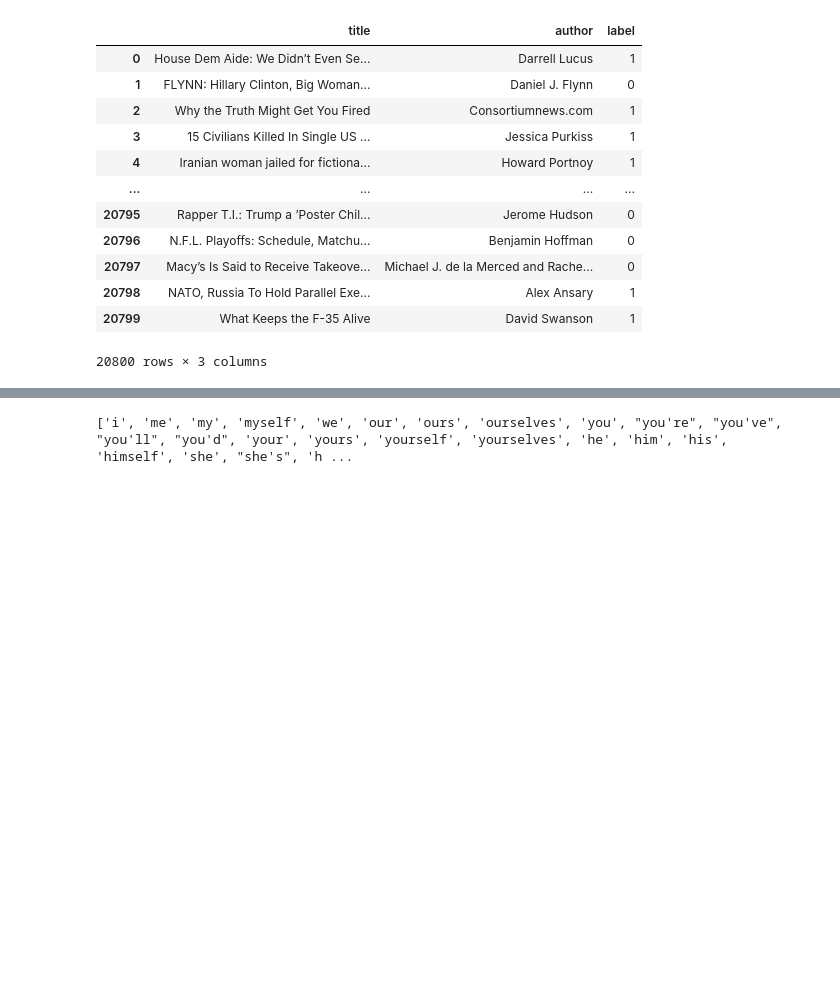
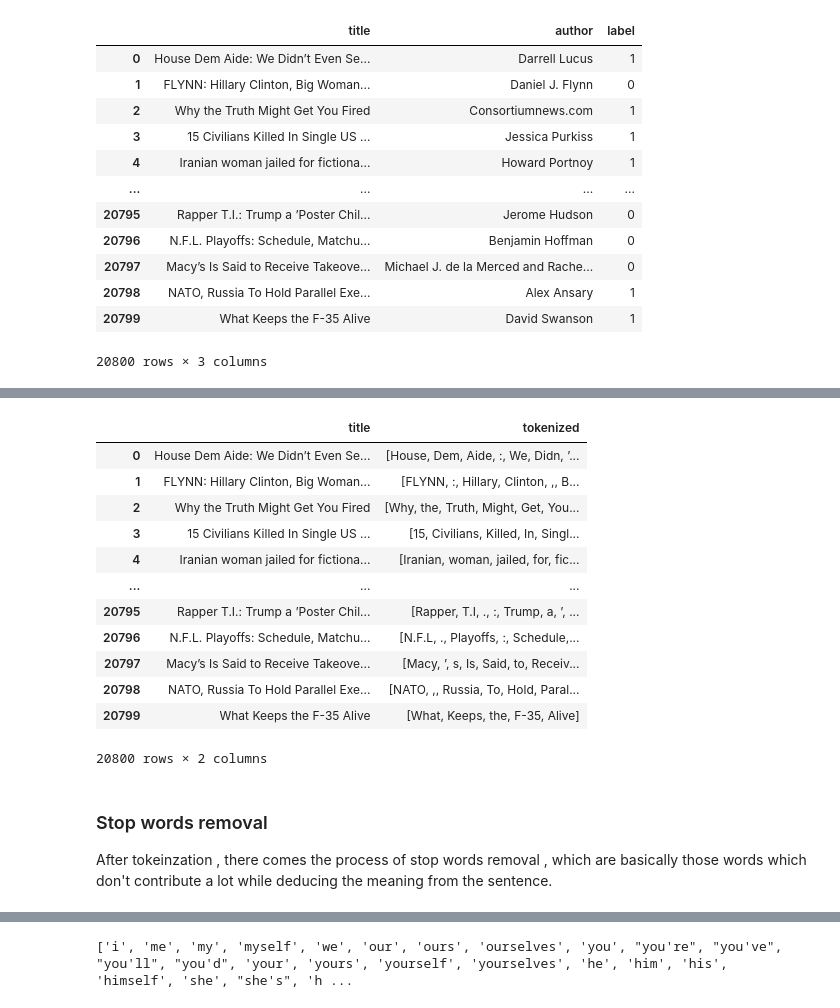
Before and after one commit to SinghYuvraj01/Fake-News-Detection, a Jupyter notebook: Code.ipynb, the cells around one changed output, grey strips where cells are left out. Saved outputs shown, nothing was run; the diff lists cells and outputs as text; code cells hidden in the pictures; blank space fills up the shorter version.

Commit message:
Tokeinzation process implemented

```diff
--- a/Code.ipynb
+++ b/Code.ipynb
@@ -157,0 +138,5 @@ Name: label, Length: 20800, dtype: int64
+# %%
+# Now we will sepearate the title column from data set for processing it
+process = data.drop(['author', 'label'], axis=1)
+
+# While using drop method , the axis represent in which direction the method will be applied 0 -> row , 1-> column
@@ -157,0 +146,18 @@ Name: label, Length: 20800, dtype: int64
+# %%
+process['tokenized'] = process.apply(lambda row: nltk.word_tokenize(row['title']), axis=1)
+# %%
+process
+# %% [output]
+|  | title | tokenized |
+| 0 | House Dem Aide: We Didn’t Even Se... | [House, Dem, Aide, :, We, Didn, ’... |
+| 1 | FLYNN: Hillary Clinton, Big Woman... | [FLYNN, :, Hillary, Clinton, ,, B... |
+| 2 | Why the Truth Might Get You Fired | [Why, the, Truth, Might, Get, You... |
+| 3 | 15 Civilians Killed In Single US ... | [15, Civilians, Killed, In, Singl... |
+| 4 | Iranian woman jailed for fictiona... | [Iranian, woman, jailed, for, fic... |
+| ... | ... | ... |
+| 20795 | Rapper T.I.: Trump a ’Poster Chil... | [Rapper, T.I, ., :, Trump, a, ’, ... |
+| 20796 | N.F.L. Playoffs: Schedule, Matchu... | [N.F.L, ., Playoffs, :, Schedule,... |
+| 20797 | Macy’s Is Said to Receive Takeove... | [Macy, ’, s, Is, Said, to, Receiv... |
+| 20798 | NATO, Russia To Hold Parallel Exe... | [NATO, ,, Russia, To, Hold, Paral... |
+| 20799 | What Keeps the F-35 Alive | [What, Keeps, the, F-35, Alive] |
+20800 rows × 2 columns
@@ -157,0 +167,3 @@ Name: label, Length: 20800, dtype: int64
+# %% [markdown]
+### Stop words removal
+After tokeinzation , there comes the process of stop words removal , which are basically those words which don't contribute a lot while deducing the meaning from the sentence.
```
Also changed, not shown: parts of 15 cells of this notebook.
